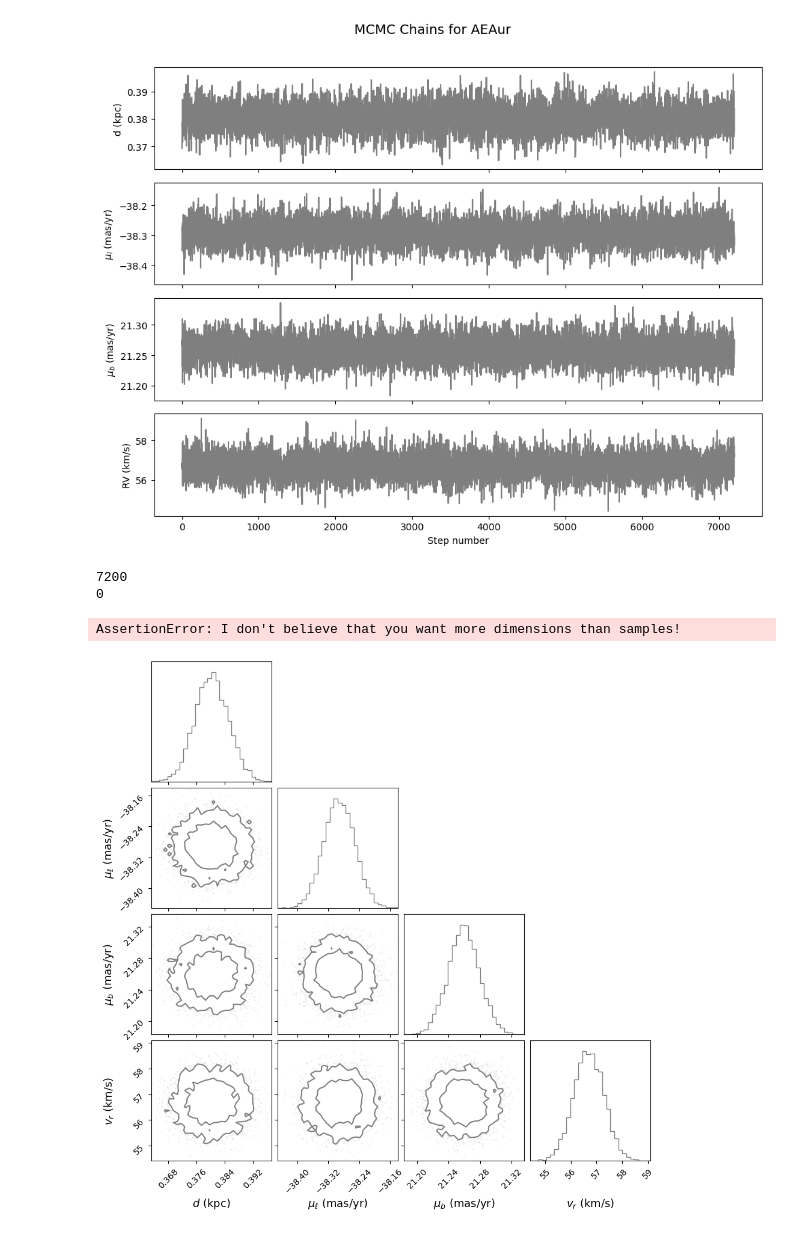
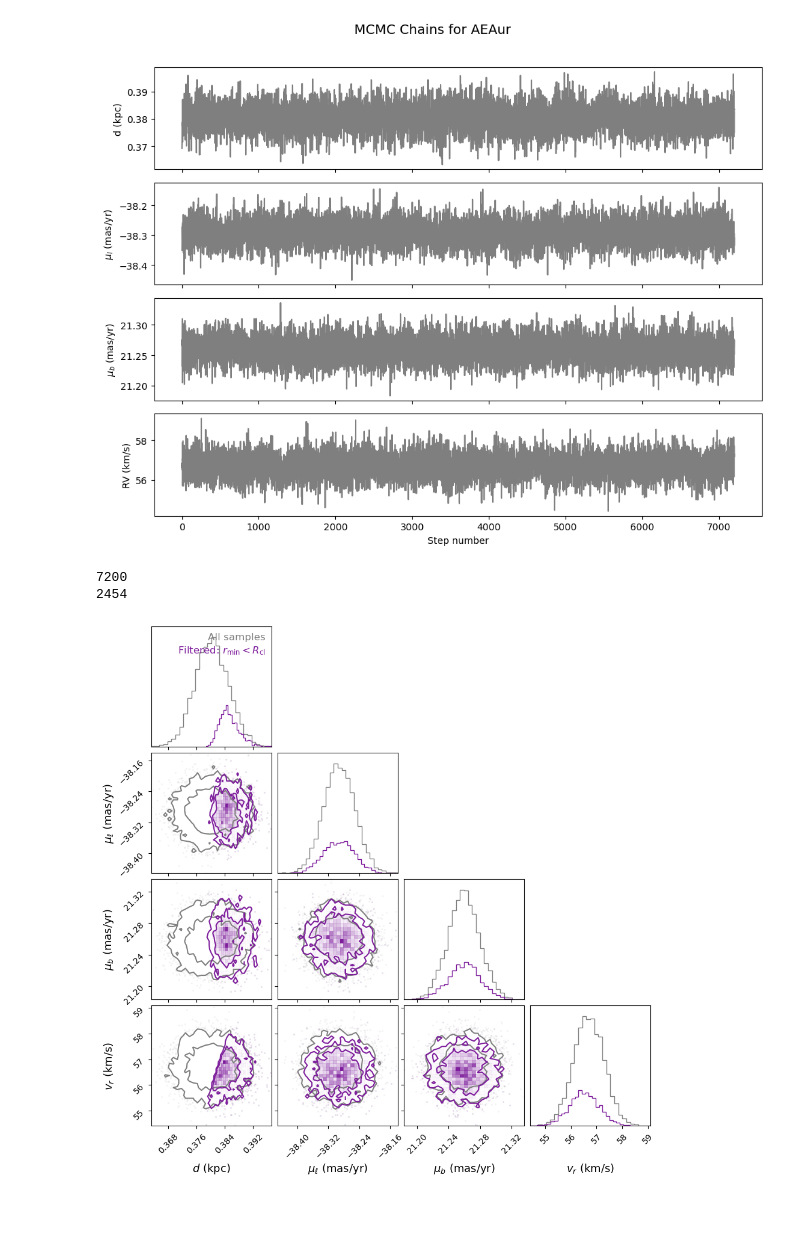
Before and after one commit to MantisShrimp2/Thesis-HMXB, a Jupyter notebook: Code/Orion_runaway_test_case.ipynb, the cells around one changed output. Cells and saved outputs as stored; diff of their text form; code cells hidden in the pictures.

```diff
--- a/Code/Orion_runaway_test_case.ipynb
+++ b/Code/Orion_runaway_test_case.ipynb
@@ -395,12 +488,11 @@ plt.show()
 [figure]
 # %%
 flat_blobs = np.column_stack([kinematic_ages_aeaur, min_separations_aeaur])
-corner_with_filter(samples_aeaur, flat_blobs, 50)
+corner_with_filter(samples_aeaur, flat_blobs, 100)
 # %% [output]
 7200
-0
+2454
-AssertionError: I don't believe that you want more dimensions than samples!
-[figure, old version]
+[figure, new version]
 # %%
 
 fig = corner.corner(kinematic_ages_aeaur[:, None], labels=["Kinematic_age"],quantiles=(0.16,0.5, 0.84),show_titles=True,use_math_text=True,fill_contours=True)
```
Also changed, not shown: parts of 34 cells of this notebook.
